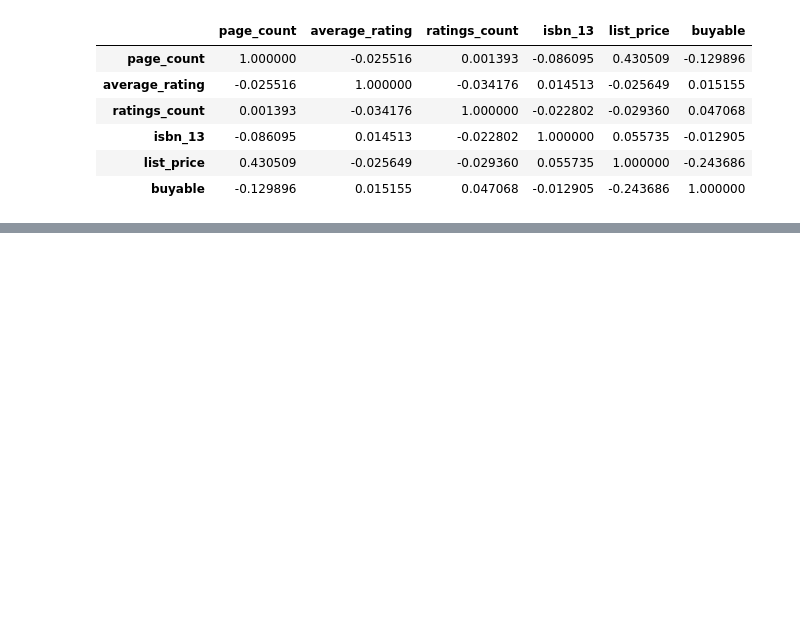
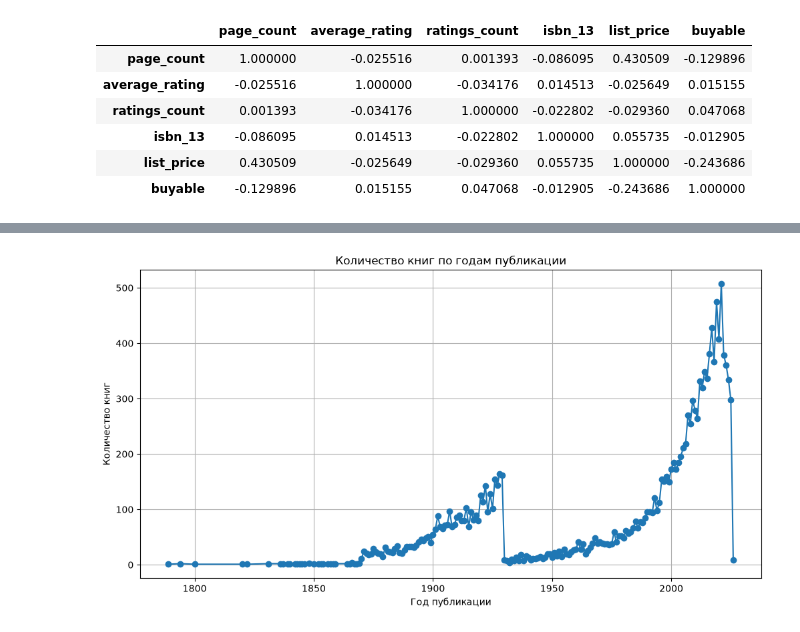
Before and after one commit to saiddeliev/Analysis_google_books, a Jupyter notebook: notebook/analysis.ipynb, the cells around one changed output, grey strips where cells are left out. Saved outputs shown, nothing was run; the diff lists cells and outputs as text; code cells hidden in the pictures; blank space fills up the shorter version.

```diff
--- a/notebook/analysis.ipynb
+++ b/notebook/analysis.ipynb
@@ -223,0 +248,12 @@ df.corr(numeric_only=True) #вычисляем корреляцию между
+# %%
+#Линейный график
+df["published_date"] = pd.to_datetime(
+    df["published_date"],
+    errors="coerce",
+    format="mixed",
+    utc=True
+)
+df["published_year"] = df["published_date"].dt.year
+
+df[["published_date", "published_year"]].head()
+df[["published_date", "published_year"]].dtypes
@@ -223,0 +268,4 @@ df.corr(numeric_only=True) #вычисляем корреляцию между
+# %%
+books_by_year = df.groupby("published_year").size() #группируем по году публикации и считаем кол-во книг
+books_by_year = books_by_year.sort_index() #сортируем индекс
+books_by_year.head()
@@ -223,0 +280,16 @@ df.corr(numeric_only=True) #вычисляем корреляцию между
+# %%
+plt.figure(figsize=(12,6))
+
+plt.plot(
+    books_by_year.index,
+    books_by_year.values,
+    marker="o"
+)
+
+plt.title("Количество книг по годам публикации")
+plt.xlabel("Год публикации")
+plt.ylabel("Количество книг")
+plt.grid(True)
+plt.show()
+# %% [output]
+[figure, added]
```
Also changed, not shown: parts of 15 cells of this notebook.
